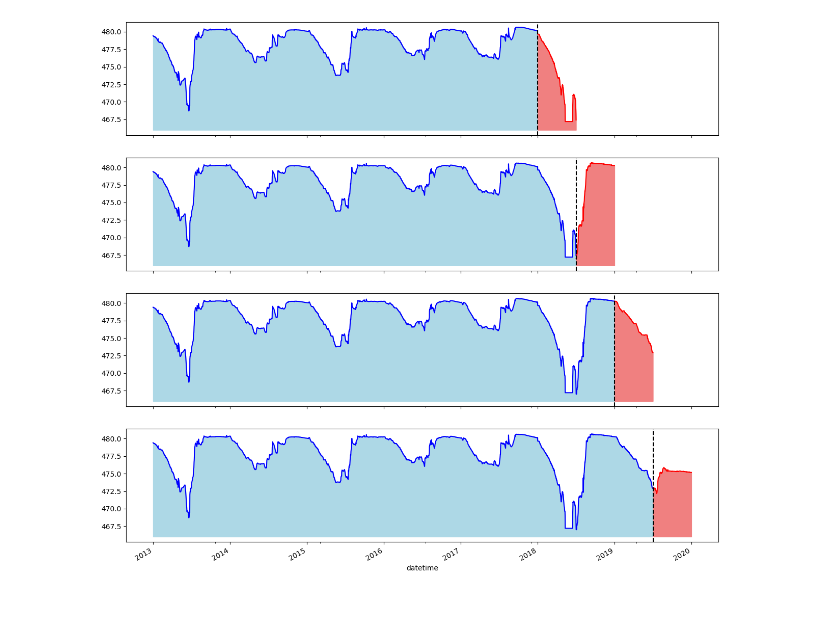
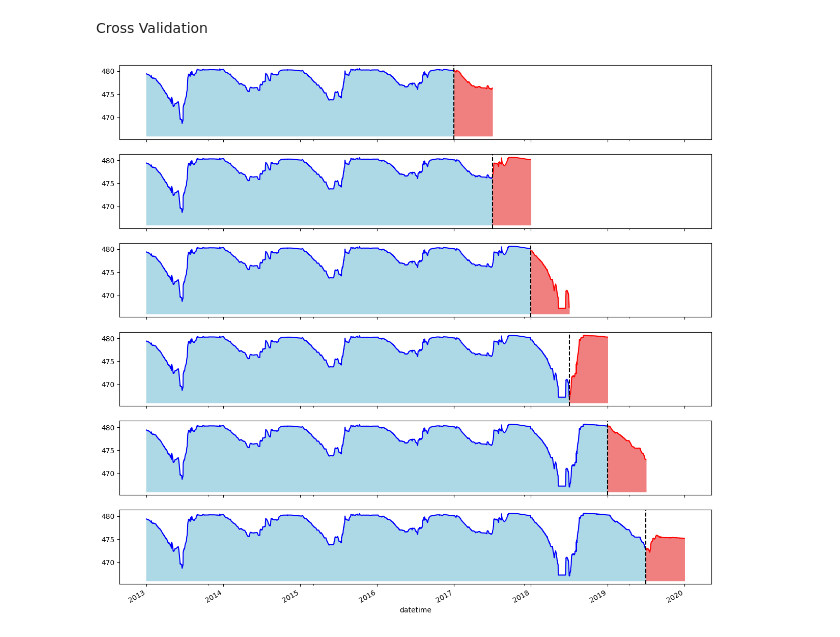
Before and after one commit to Hantuna8459/WaterLevelPrediction_SelectingModel, a Jupyter notebook: RandomForest.ipynb, the cells around one changed output. Drawn from its saved outputs; the diff is of its cells as text; code cells hidden in the pictures; blank space fills up the shorter version.

```diff
--- a/RandomForest.ipynb
+++ b/RandomForest.ipynb
@@ -4,31 +4,33 @@ import numpy as np
 from sklearn.metrics import mean_absolute_error, mean_squared_error, r2_score
 import matplotlib.pyplot as plt
 
-dataroot = '../WaterLevelPredction_SelectingModel//Data/'
+dataroot = '../WaterLevelPrediction_SelectingModel//Data/'
 # %%
 df = pd.read_pickle(dataroot+'finaldata.pkl')
+# %% [markdown]
+Cross Validation
 # %%
 from sklearn.model_selection import TimeSeriesSplit
 
-tss = TimeSeriesSplit(n_splits=4, test_size=365)
+tss = TimeSeriesSplit(n_splits=6, test_size=365)
 df = df.sort_index()
 # %%
-fig, axs = plt.subplots(4,1, figsize = (15,15), sharex=True)
+fig, axs = plt.subplots(6,1, figsize = (15,15), sharex=True)
 
 fold = 0
 for train_idx, val_idx in tss.split(df):
     train = df.iloc[train_idx]
     test = df.iloc[val_idx]
     train['water_level'].plot(ax=axs[fold],
                               label='Tập huấn luyện',
                               color='blue')
     test['water_level'].plot(ax=axs[fold],
                              label='Tập kiểm thử',
                              color='red')
     axs[fold].fill_between(train.index,466, train['water_level'], color='lightblue')
     axs[fold].fill_between(test.index,466, test['water_level'], color='lightcoral')
     axs[fold].axvline(test.index.min(), color='black', ls='--')
     fold+=1
 plt.show()
 # %% [output]
-[figure, old version]
+[figure, new version]
```
Also changed, not shown: parts of 17 cells of this notebook, 5 other files.
